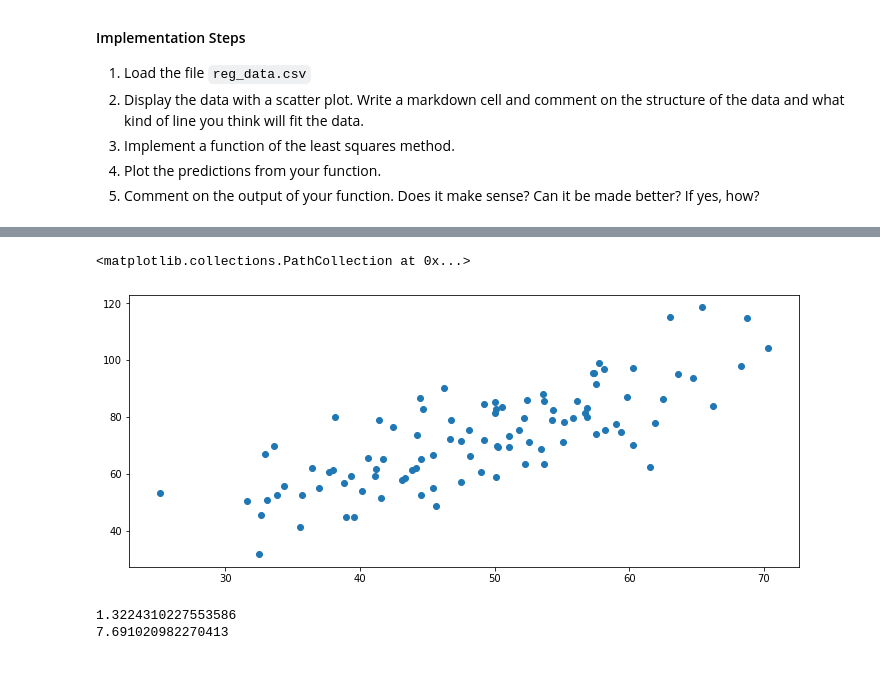
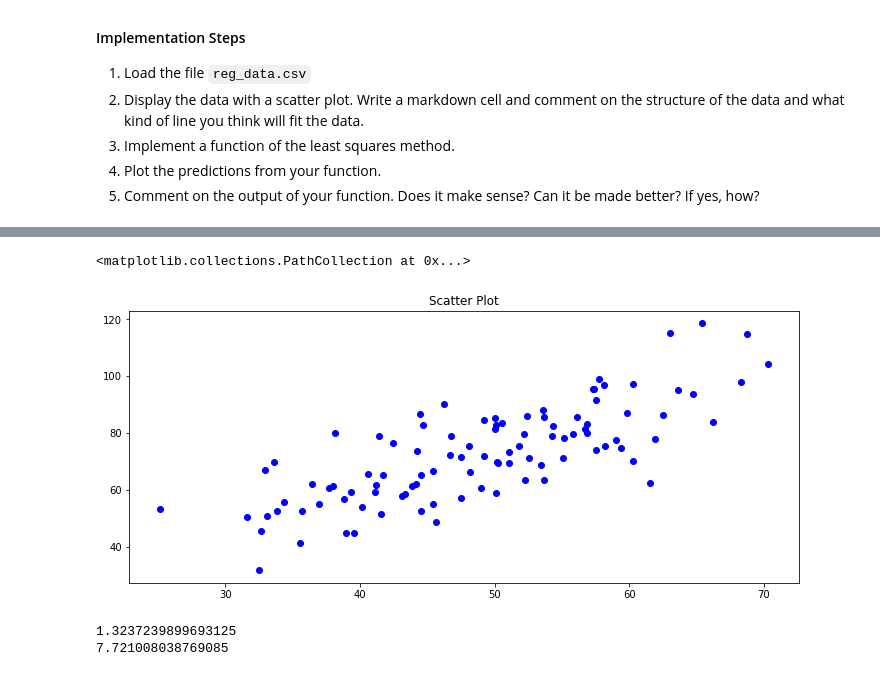
Before and after one commit to Canis-Ignem/nbgrader_submissions, a Jupyter notebook: ml2/07ml2.ipynb, the cells around one changed output, grey strips where cells are left out. Cells and saved outputs as stored; diff of their text form; code cells hidden in the pictures.

```diff
--- a/ml2/07ml2.ipynb
+++ b/ml2/07ml2.ipynb
@@ -33,8 +49,9 @@ assert df.shape == (100,2)
 # %%
 #plot the data (scatter)
 plt.figure(figsize=(12,5))
-plt.scatter(df.X,df.Y)
+plt.title('Scatter Plot')
+plt.scatter(df.X,df.Y, c='Blue')
 # %% [output]
 <matplotlib.collections.PathCollection at 0x...>
-[figure, old version]
+[figure, new version]
 # %%
@@ -48,29 +66,40 @@ assert x_test.shape == (20,)
 assert y_train.shape == (80,)
 assert y_test.shape == (20,)
 # %%
-# x_mean = np.mean(x_train)
-# y_mean = np.mean(y_train)
-
-x_mean = np.mean(df.X)
-y_mean = np.mean(df.Y)
+#implement a least squares function to find a, b
+x_mean = 0
+y_mean = 0
 b_upper = 0
 b_lower = 0
+b = 0
+a = 0
 X1 = df.X
 Y1 = df.Y
+x_mean = np.mean(x_train)
+y_mean = np.mean(y_train)
+
+
 for i in range(len(X1)):
     b_upper += (X1[i] - x_mean)*(Y1[i] - y_mean)
     b_lower += (X1[i] - x_mean)**2
+
 b = b_upper / b_lower
 a = y_mean - b*x_mean
 
-a = a-0.3
+
+
+# for i in range(x_train.shape[0]):
+#     b_upper += (df.values[i] - x_mean) * (y_train.values[i] - y_mean)
+#     b_lower += (x_train.values[i] - x_mean)**2
+# b = b_upper / b_lower
+# a = y_mean - b*x_mean
 
 
 print(b)
 print(a)
 # %% [output]
-1.3224310227553586
-7.691020982270413
+1.3237239899693125
+7.721008038769085
 # %%
 assert abs(a - 7.72) <=0.03
 assert abs(b - 1.32) <=0.03
```
Also changed, not shown: parts of 11 cells of this notebook.
